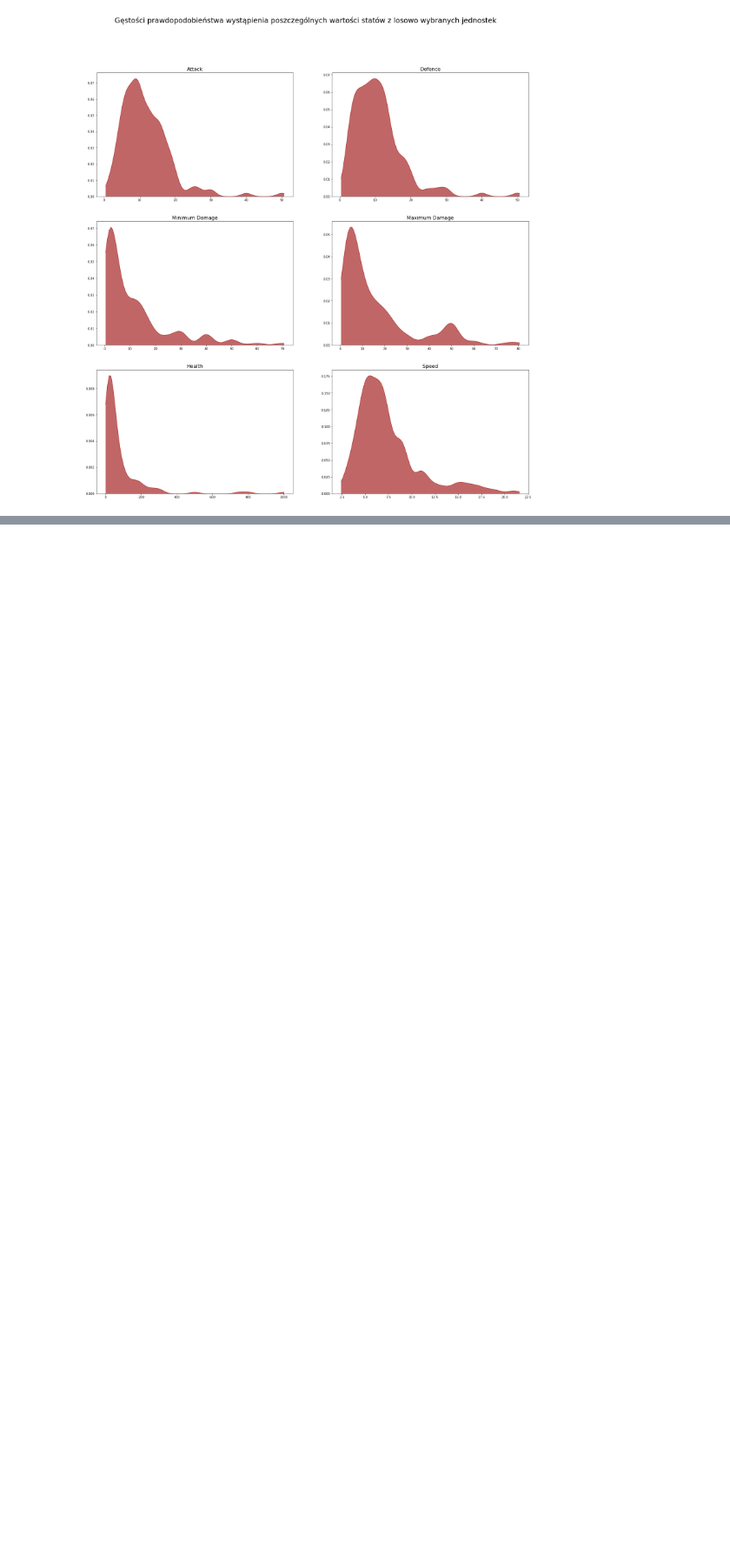
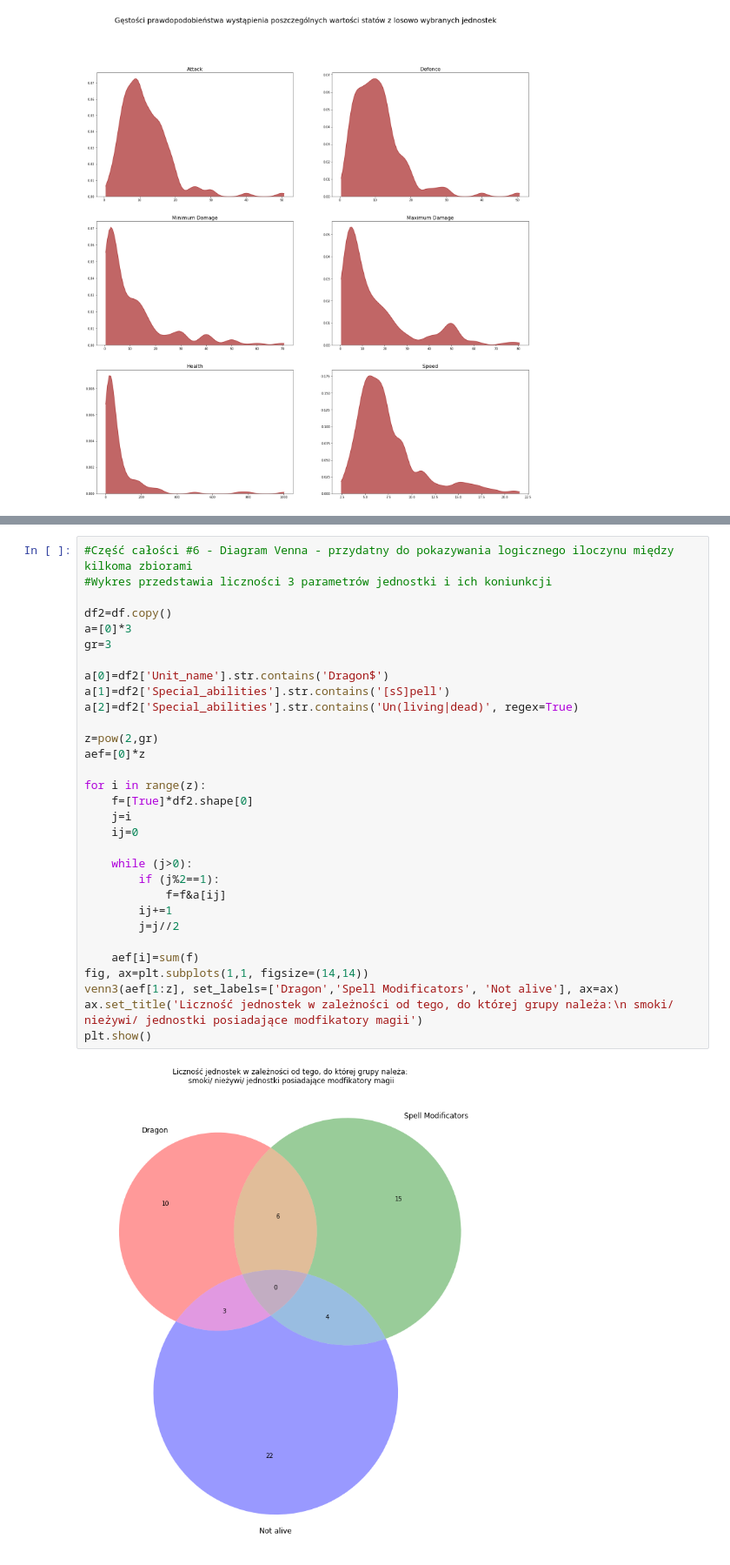
Before and after one commit to JonothorDarry/Python_Visualizations, a Jupyter notebook: H3analysis.ipynb, the cells around one changed output, grey strips where cells are left out. Shown at 87% size. Cells and saved outputs as stored; diff of their text form; blank space fills up the shorter version.

```diff
--- a/H3analysis.ipynb
+++ b/H3analysis.ipynb
@@ -417,3 +429,36 @@ plt.show()
+# %%
+#Część całości #6 - Diagram Venna - przydatny do pokazywania logicznego iloczynu między kilkoma zbiorami
+#Wykres przedstawia liczności 3 parametrów jednostki i ich koniunkcji
+
+df2=df.copy()
+a=[0]*3
+gr=3
+
+a[0]=df2['Unit_name'].str.contains('Dragon$')
+a[1]=df2['Special_abilities'].str.contains('[sS]pell')
+a[2]=df2['Special_abilities'].str.contains('Un(living|dead)', regex=True)
+
+z=pow(2,gr)
+aef=[0]*z
+
+for i in range(z):
+    f=[True]*df2.shape[0]
+    j=i
+    ij=0
+
+    while (j>0):
+        if (j%2==1):
+            f=f&a[ij]
+        ij+=1
+        j=j//2
+
+    aef[i]=sum(f)
+fig, ax=plt.subplots(1,1, figsize=(14,14))
+venn3(aef[1:z], set_labels=['Dragon','Spell Modificators', 'Not alive'], ax=ax)
+ax.set_title('Liczność jednostek w zależności od tego, do której grupy należa:\n smoki/ nieżywi/ jednostki posiadające modfikatory magii')
+plt.show()
+# %% [output]
+[figure, added]
 # %%
 #Część całości #4 - Treeplot - pozwala on (podobnie jak subburst czy dendrogram) analizować w całości zbiory hierarchiczne - z podziałem na podzbiory
 #Ten wykres nie jest idealny - byłby taki, gdybym sam sobie implementował funkcję tworzącą treemapę, ale mi się tego nie chce -
```
Also changed, not shown: parts of 9 cells of this notebook.
